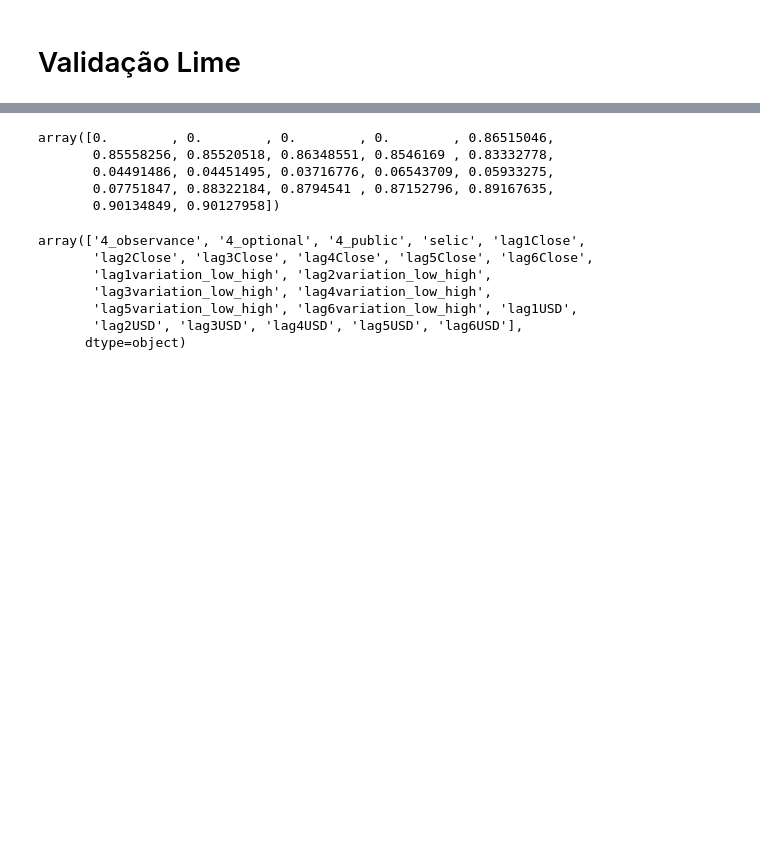
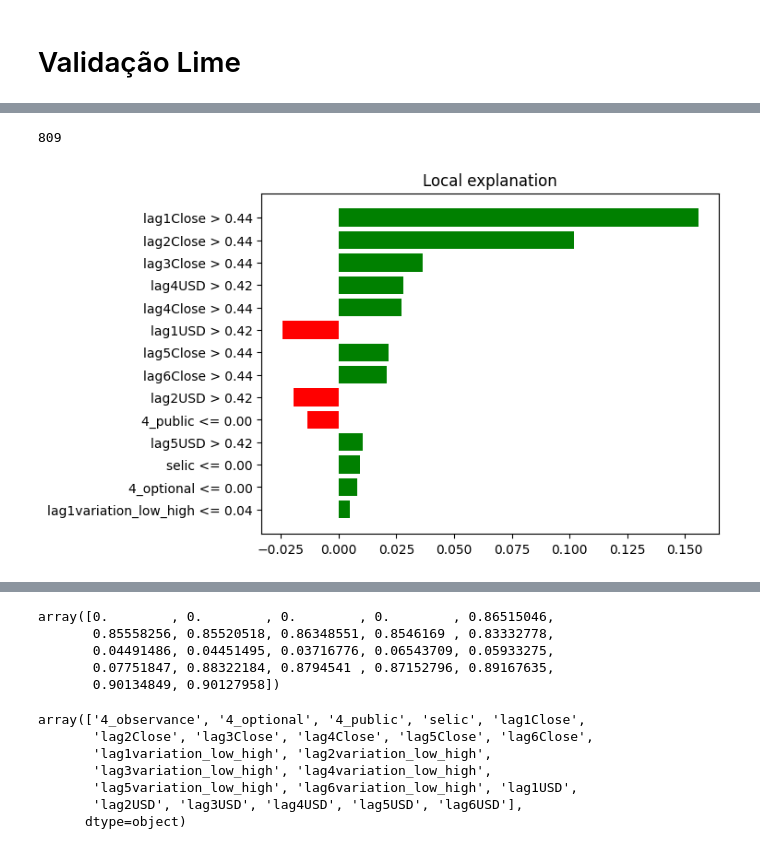
Before and after one commit to marreapato/Forecasting_Paper_XAI, a Jupyter notebook: Explanations/EvaluatingExplanaitons.ipynb, the cells around one changed output, grey strips where cells are left out. Cells and saved outputs as stored; diff of their text form; code cells hidden in the pictures; blank space fills up the shorter version.

```diff
--- a/Explanations/EvaluatingExplanaitons.ipynb
+++ b/Explanations/EvaluatingExplanaitons.ipynb
@@ -696,3 +711,20 @@ plt.show()
+# %%
+#values 3
+sample_idx = 809#np.random.choice(range(len(testX)), size=(1,))[0]#830
+print(sample_idx)
+X_sample = testX[sample_idx]#testXnsc[sample_idx]
+
+# Explicação do modelo usando o explainer do Lime
+explanation3 = explainer.explain_instance(X_sample,
+                                         bilstm_model.predict,
+                                         num_features=(14))
+
+# Visualizando a explicação
+fig = explanation3.as_pyplot_figure()
+plt.show()
+# %% [output]
+809
+[figure, added]
 # %%
 explanation.show_in_notebook(show_table=True)
 # %% [output]
```
Also changed, not shown: parts of 8 cells of this notebook.
